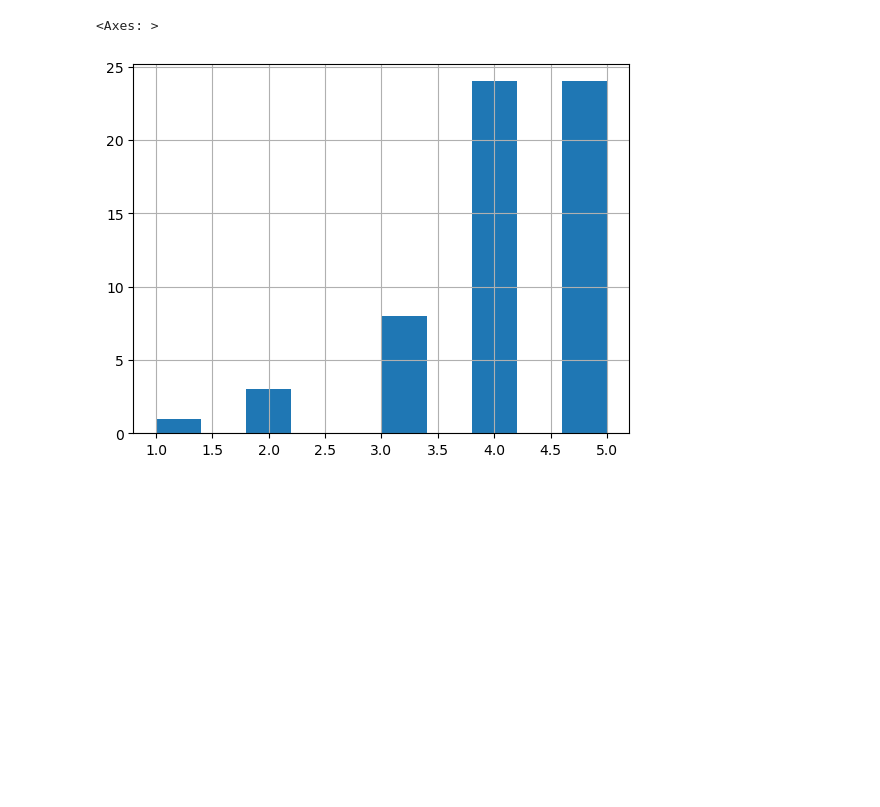
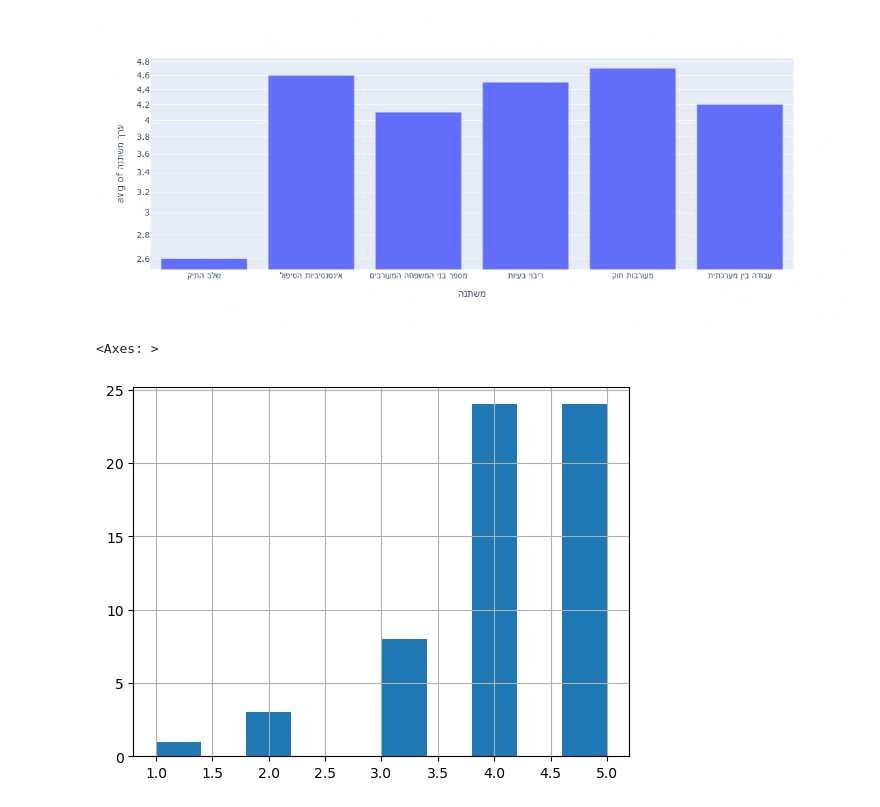
Before and after one commit to nogur9/Yoela, a Jupyter notebook: test.ipynb, the cells around one changed output. Drawn from its saved outputs; the diff is of its cells as text; code cells hidden in the pictures; blank space fills up the shorter version.

```diff
--- a/test.ipynb
+++ b/test.ipynb
@@ -13,0 +23,14 @@ df.head()
+# %%
+
+
+df['משתנה'].unique()
+
+
+renames = {'שלב התיק (חדש / פעיל / ותיק)(לפי סולם של גיל התיק במחלקה)':'שלב התיק' ,
+       'רמת אינטנסיביות הטיפול ( לפי מספר העדכונים בתיק בחודש)': 'אינטנסיביות הטיפול',
+       'מספר בני המשפחה המעורבים (לפי מס׳ בני המשפחה שנכללים בתיק)': 'מספר בני המשפחה המעורבים',
+       'ריבוי בעיות ותחומי קושי(לפי מספר המאפיינים בתיק)': 'ריבוי בעיות',
+       'עבודה חוקית / רגולטורית ( האם יש מעורבות עו״ס לחוק)': 'מעורבות חוק',
+       'עבודה בין מערכתית ( האם נדרשה וותת״ט ולפי מס גורמים נוספים שיש בתיק)': 'עבודה בין מערכתית'}
+
+df['משתנה'] = df['משתנה'].map(renames)
@@ -14,3 +57,9 @@ df.head()
+# %%
+import plotly.express as px
+fig = px.histogram(df, x='משתנה', y='ערך משתנה', histfunc='avg',log_y=True, width=1000, height=450)
+fig.show()
+# %% [output]
+[figure, added]
 # %%
 df['ערך משתנה'].hist()
 # %% [output]
```
Also changed, not shown: parts of 3 cells of this notebook, 4 other files.
